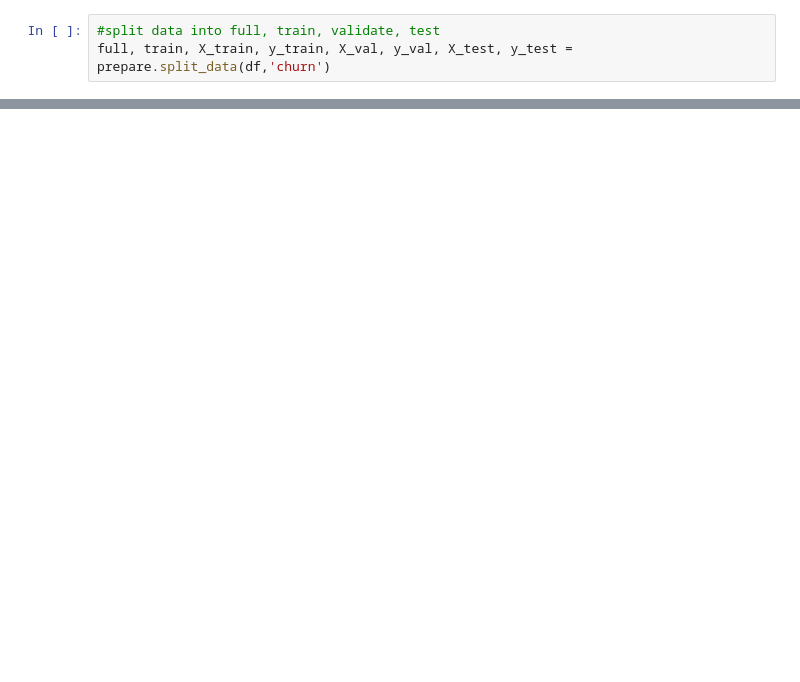
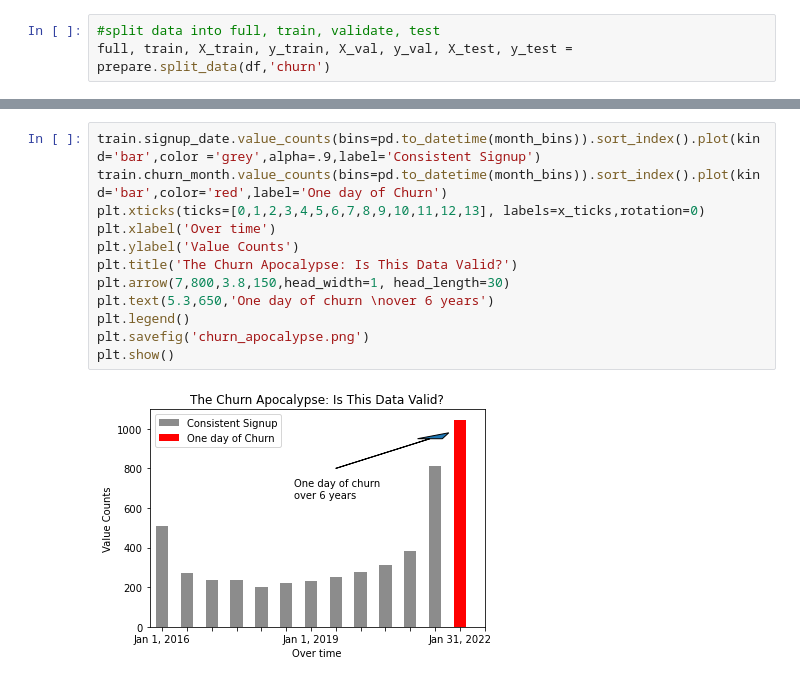
Before and after one commit to richie-p-meyer/telco_churn, a Jupyter notebook: storytelling.ipynb, the cells around one changed output, grey strips where cells are left out. Drawn from its saved outputs; the diff is of its cells as text; blank space fills up the shorter version.

```diff
--- a/storytelling.ipynb
+++ b/storytelling.ipynb
@@ -43,0 +91,14 @@ train.shape
+# %%
+train.signup_date.value_counts(bins=pd.to_datetime(month_bins)).sort_index().plot(kind='bar',color ='grey',alpha=.9,label='Consistent Signup')
+train.churn_month.value_counts(bins=pd.to_datetime(month_bins)).sort_index().plot(kind='bar',color='red',label='One day of Churn')
+plt.xticks(ticks=[0,1,2,3,4,5,6,7,8,9,10,11,12,13], labels=x_ticks,rotation=0)
+plt.xlabel('Over time')
+plt.ylabel('Value Counts')
+plt.title('The Churn Apocalypse: Is This Data Valid?')
+plt.arrow(7,800,3.8,150,head_width=1, head_length=30)
+plt.text(5.3,650,'One day of churn \nover 6 years')
+plt.legend()
+plt.savefig('churn_apocalypse.png')
+plt.show()
+# %% [output]
+[figure, added]
```
Also changed, not shown: parts of 17 cells of this notebook, 3 other files.
